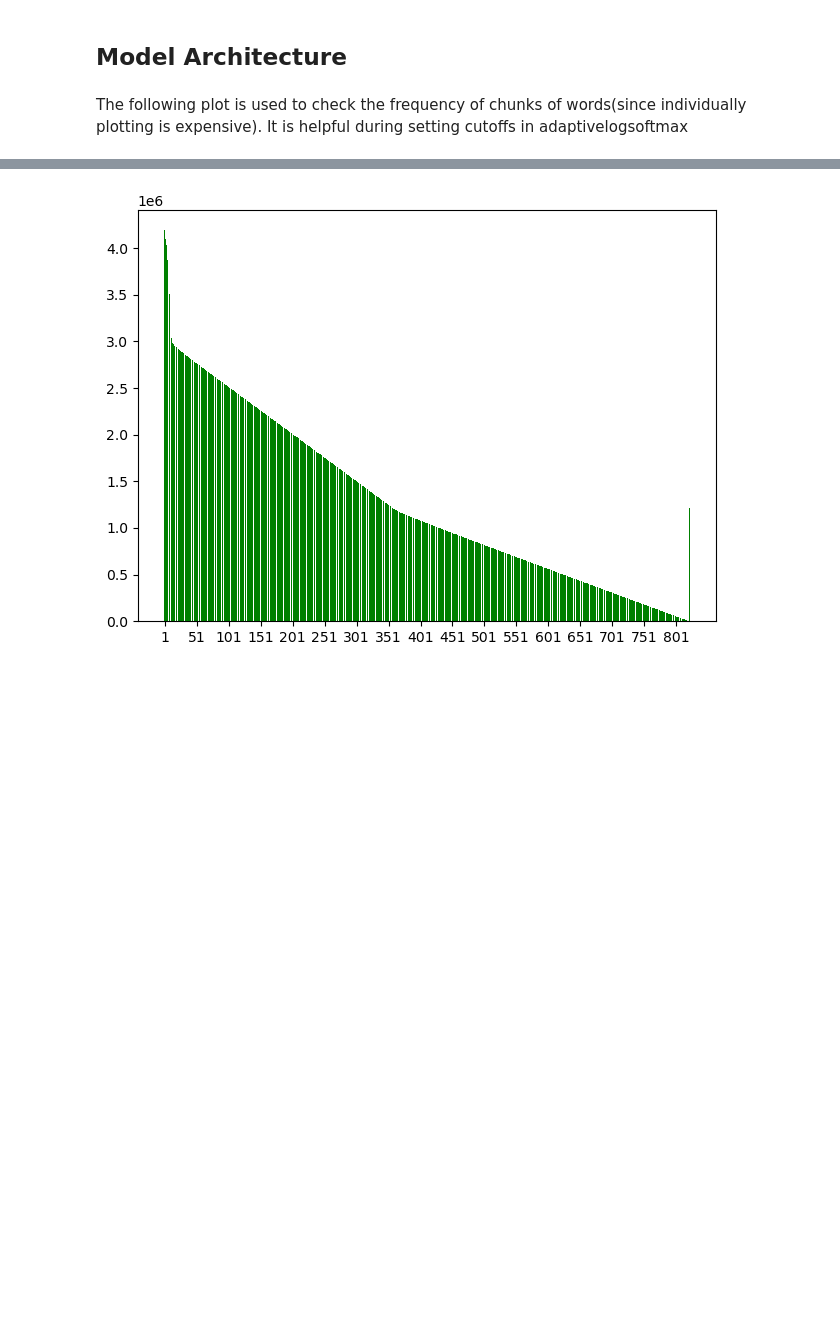
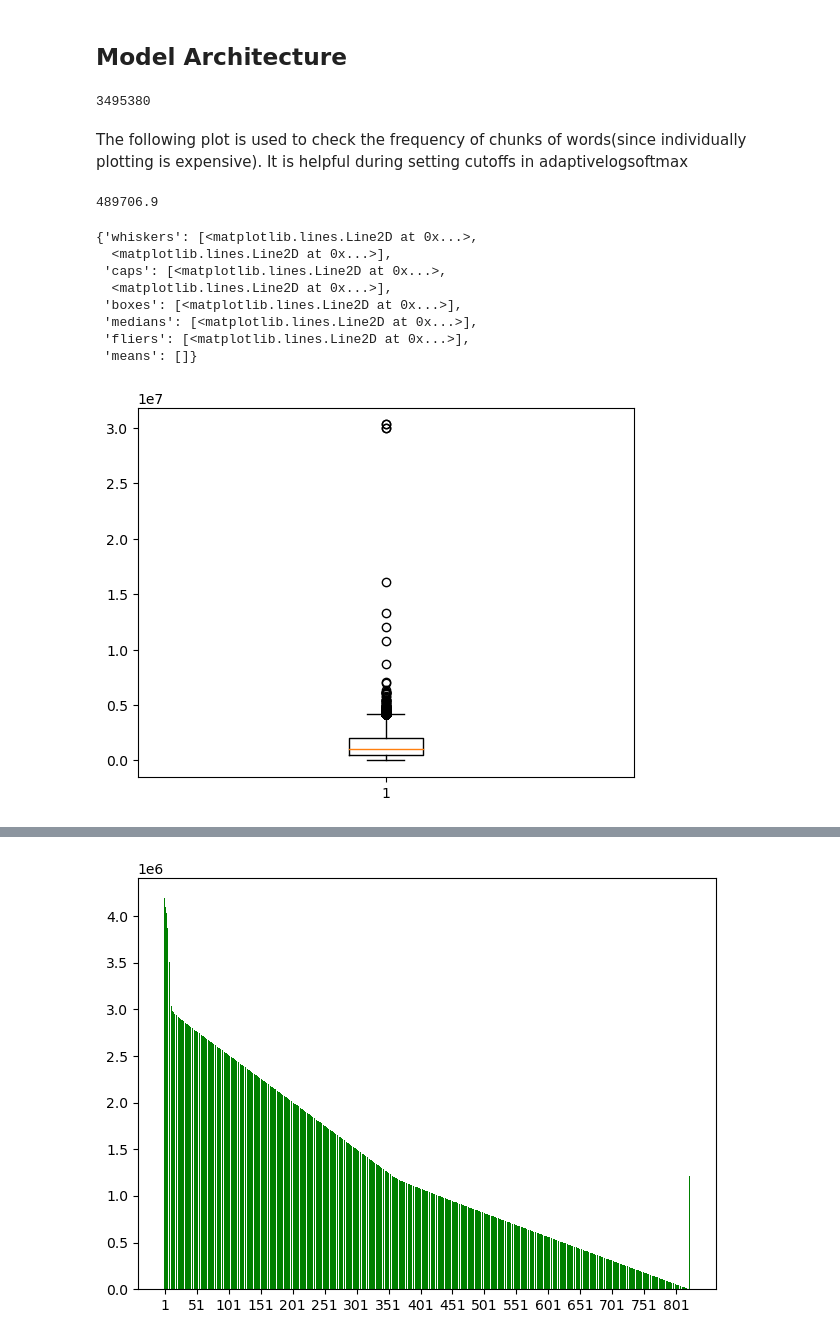
Before and after one commit to akshaygrao77/Text-Summarization, a Jupyter notebook: text_summarization_full.ipynb, the cells around one changed output, grey strips where cells are left out. Cells and saved outputs as stored; diff of their text form; code cells hidden in the pictures; blank space fills up the shorter version.

```diff
--- a/text_summarization_full.ipynb
+++ b/text_summarization_full.ipynb
@@ -99,9 +99,8 @@ def get_extra_token_rep(wv,num_samples):
     return mean_wordvector(wv,klist)
 # %%
 def get_combined_frequency(wordvec_obj_list,key,freq_local_vocab=None):
-    if freq_local_vocab is None:
-        overall_freq = 0
-    else:
+    overall_freq = 0
+    if freq_local_vocab is not None and key not in [STRT,PAD,UNK,END]:
         overall_freq = freq_local_vocab.get(key,0)
     for word_vec_obj in wordvec_obj_list:
         if key in word_vec_obj:
@@ -112,16 +111,39 @@ def get_combined_frequency(wordvec_obj_list,key,freq_local_vocab=None):
 
     return overall_freq
 
-def form_overall_key_to_index(wordvec_obj_list,freq_local_vocab=None,local_vocab_key_to_indx=None):
+def form_overall_key_to_index(wordvec_obj_list,freq_local_vocab=None,local_vocab_key_to_indx=None,percentile_to_omit_in_w2v=0):
     overall_keys = set()
     for word_vec_obj in wordvec_obj_list:
         overall_keys.update(list(word_vec_obj.key_to_index.keys()))
+    if percentile_to_omit_in_w2v > 0:
+        # If percentile to omit is mentioned, remove the bottom x percentile frequency words from global vocab only.
+        tmparr = []
+        for k in overall_keys:
+            tmparr.append(get_combined_frequency(wordvec_obj_list,k,freq_local_vocab))
+        qval = np.percentile(np.array(tmparr), percentile_to_omit_in_w2v)
+        subtract_set = set()
+        for k in overall_keys:
+            cval = get_combined_frequency(wordvec_obj_list,k,freq_local_vocab)
+            if(cval<qval):
+                subtract_set.add(k)
+        overall_keys = overall_keys - subtract_set
     overall_keys.update(local_vocab_key_to_indx.keys())
-
     # Order such that highest frequency keys are in the beginning. This is required for doing adaptivelogsoftmax
     ret = sorted(overall_keys,reverse=True, key=lambda item: get_combined_frequency(wordvec_obj_list,item,freq_local_vocab))
     ret_dict = {ret[i]:i for i in range(len(ret))}
     return ret_dict,ret
+
+def get_stats_of_vocab_freq(wordvec_obj_list):
+    overall_keys = set()
+    for word_vec_obj in wordvec_obj_list:
+        overall_keys.update(list(word_vec_obj.key_to_index.keys()))
+    arr = []
+    for key in overall_keys:
+        arr.append(get_combined_frequency(wordvec_obj_list,key))
+    arr.sort()
+    median = arr[len(arr)//2]
+    mean = sum(arr)/len(arr)
+    return arr[0],arr[-1],median,int(mean)
 # %%
 def generate_local_vocab_word_dict(processed_train_data,list_of_keys_to_merge=["article","highlights"],min_df=0.03):
     # This min_df is important to use. Bcoz otherwise some rare words are part of vocabualary unnecessarily
@@ -219,7 +243,7 @@ len(local_vocab_key_to_indx),len(local_vocab_indx_to_key)
 # %% [output]
 (1674, 1674)
 # %%
-overall_key_to_index,overall_index_to_key = form_overall_key_to_index(word2vec_obj_list,freq_local_vocab,local_vocab_key_to_indx)
+overall_key_to_index,overall_index_to_key = form_overall_key_to_index(word2vec_obj_list,freq_local_vocab,local_vocab_key_to_indx,percentile_to_omit_in_w2v=15)
 vocab_size = len(overall_key_to_index)
 vocab_size
 # %% [output]
@@ -515,12 +543,12 @@ def custom_collate(original_batch):
 # %% [markdown]
 ## Model Architecture
 # %%
-def get_index_freq_dist_in_chunks(overall_key_to_index,word2vec_obj_list,chunk_size):
+def get_index_freq_dist_in_chunks(overall_key_to_index,word2vec_obj_list,chunk_size,freq_local_vocab):
     index_freq_dist = []
     cnt = 0
     cf=0
     for key in overall_key_to_index.keys():
-        cf += get_combined_frequency(word2vec_obj_list,key)
+        cf += get_combined_frequency(word2vec_obj_list,key,freq_local_vocab)
         cnt+=1
         if(cnt==chunk_size):
             index_freq_dist.append(cf//cnt)
@@ -529,6 +557,27 @@ def get_index_freq_dist_in_chunks(overall_key_to_index,word2vec_obj_list,chunk_s
     index_freq_dist.append(cf)
     return index_freq_dist
 # %%
-index_freq_dist = get_index_freq_dist_in_chunks(overall_key_to_index,word2vec_obj_list,5000)
+index_freq_dist = get_index_freq_dist_in_chunks(overall_key_to_index,word2vec_obj_list,1,freq_local_vocab)
+# %%
+len(index_freq_dist)
+# %% [output]
+3495380
 # %% [markdown]
 The following plot is used to check the frequency of chunks of words(since individually plotting is expensive). It is helpful during setting cutoffs in adaptivelogsoftmax
+# %%
+q1 = np.percentile(np.array(index_freq_dist), 10)
+q1
+# %% [output]
+489706.9
+# %%
+plt.boxplot(index_freq_dist)
+# %% [output]
+{'whiskers': [<matplotlib.lines.Line2D at 0x...>,
+  <matplotlib.lines.Line2D at 0x...>],
+ 'caps': [<matplotlib.lines.Line2D at 0x...>,
+  <matplotlib.lines.Line2D at 0x...>],
+ 'boxes': [<matplotlib.lines.Line2D at 0x...>],
+ 'medians': [<matplotlib.lines.Line2D at 0x...>],
+ 'fliers': [<matplotlib.lines.Line2D at 0x...>],
+ 'means': []}
+[figure, added]
```
Also changed, not shown: parts of 6 cells of this notebook, 2 other files.
